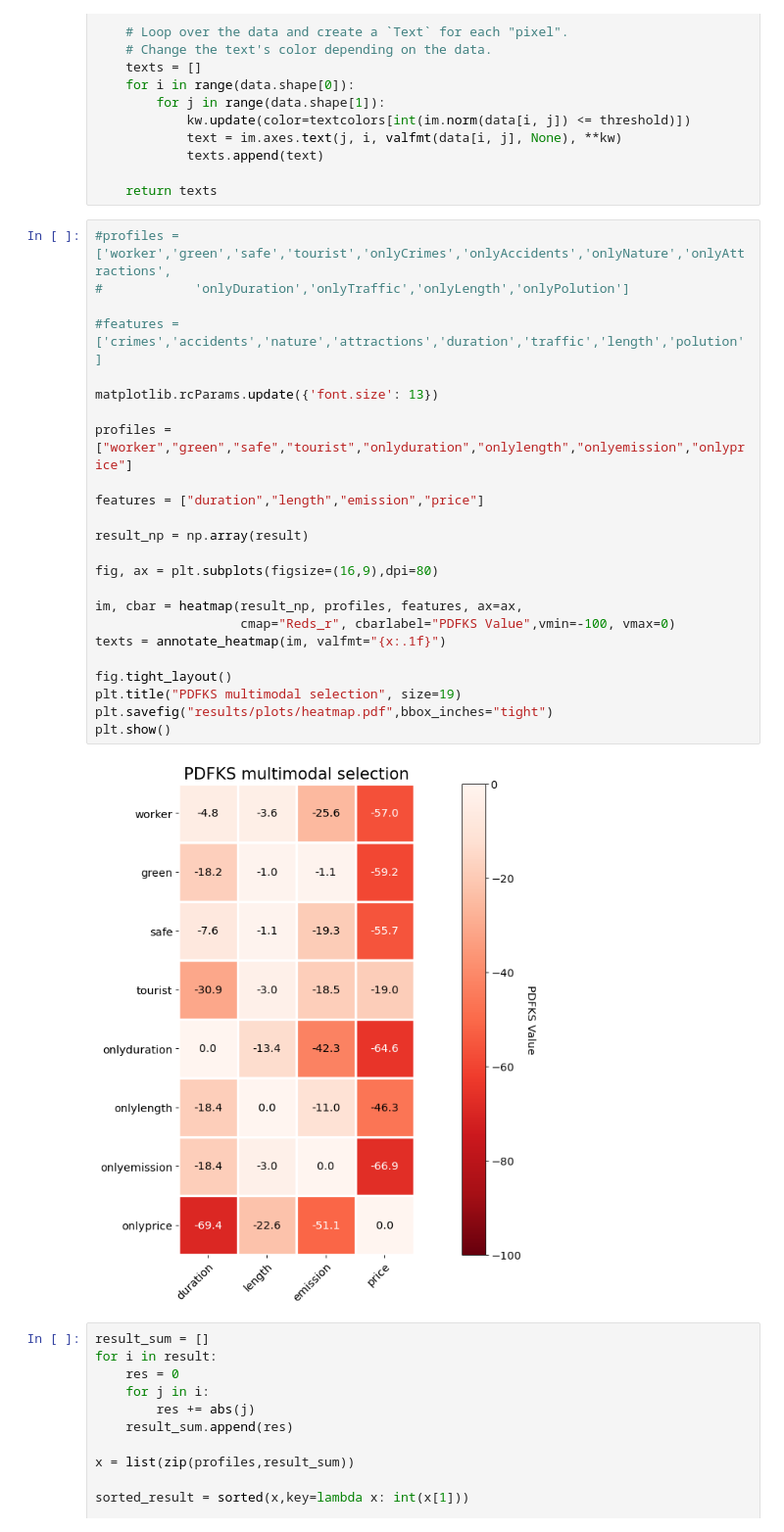
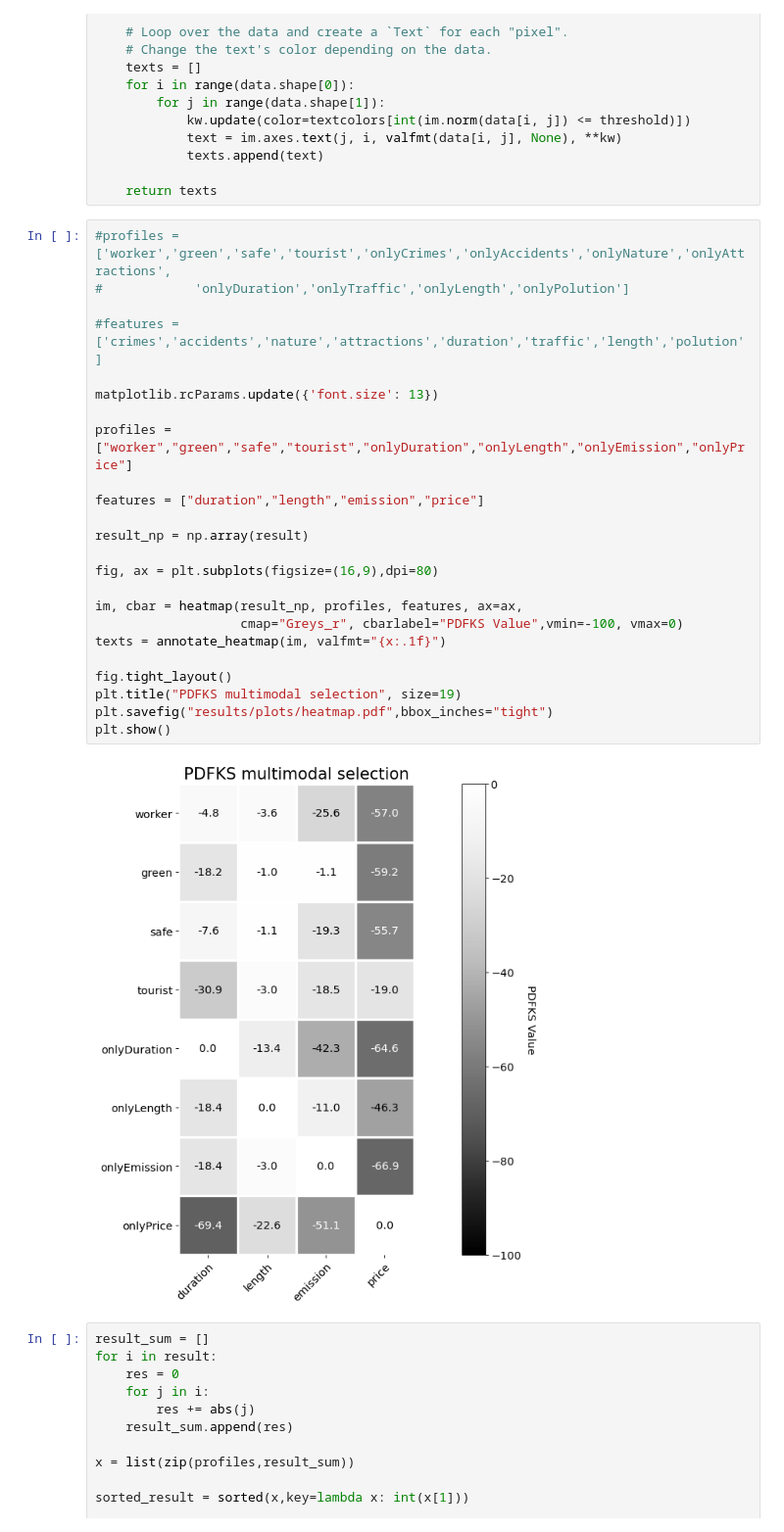
Before and after one commit to CamiloHMS/london_routing, a Jupyter notebook: route_eval.ipynb, the cells around one changed output. Shown at 98% size. Saved outputs shown, nothing was run; the diff lists cells and outputs as text.

```diff
--- a/route_eval.ipynb
+++ b/route_eval.ipynb
@@ -305,29 +305,29 @@ def annotate_heatmap(im, data=None, valfmt="{x:.2f}",
 # %%
 #profiles = ['worker','green','safe','tourist','onlyCrimes','onlyAccidents','onlyNature','onlyAttractions',
 #            'onlyDuration','onlyTraffic','onlyLength','onlyPolution']
 
 #features = ['crimes','accidents','nature','attractions','duration','traffic','length','polution']
 
 matplotlib.rcParams.update({'font.size': 13})
 
-profiles = ["worker","green","safe","tourist","onlyduration","onlylength","onlyemission","onlyprice"]
+profiles = ["worker","green","safe","tourist","onlyDuration","onlyLength","onlyEmission","onlyPrice"]
 
 features = ["duration","length","emission","price"]
 
 result_np = np.array(result)
 
 fig, ax = plt.subplots(figsize=(16,9),dpi=80)
 
 im, cbar = heatmap(result_np, profiles, features, ax=ax,
-                   cmap="Reds_r", cbarlabel="PDFKS Value",vmin=-100, vmax=0)
+                   cmap="Greys_r", cbarlabel="PDFKS Value",vmin=-100, vmax=0)
 texts = annotate_heatmap(im, valfmt="{x:.1f}")
 
 fig.tight_layout()
 plt.title("PDFKS multimodal selection", size=19)
 plt.savefig("results/plots/heatmap.pdf",bbox_inches="tight")
 plt.show()
 # %% [output]
-[figure, old version]
+[figure, new version]
 # %%
 result_sum = []
 for i in result:
```
Also changed, not shown: parts of 1 cell of this notebook, 44 other files.
